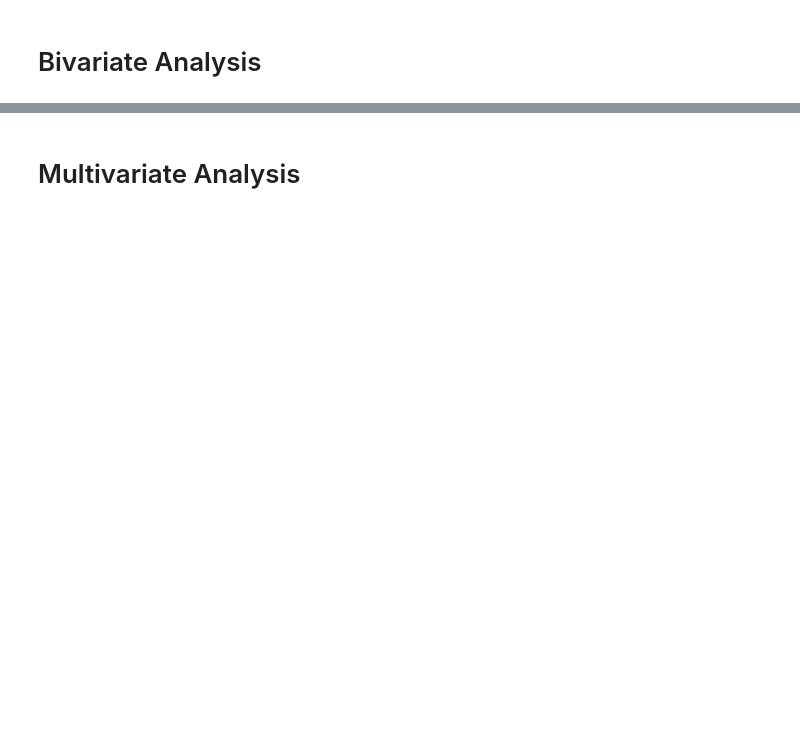
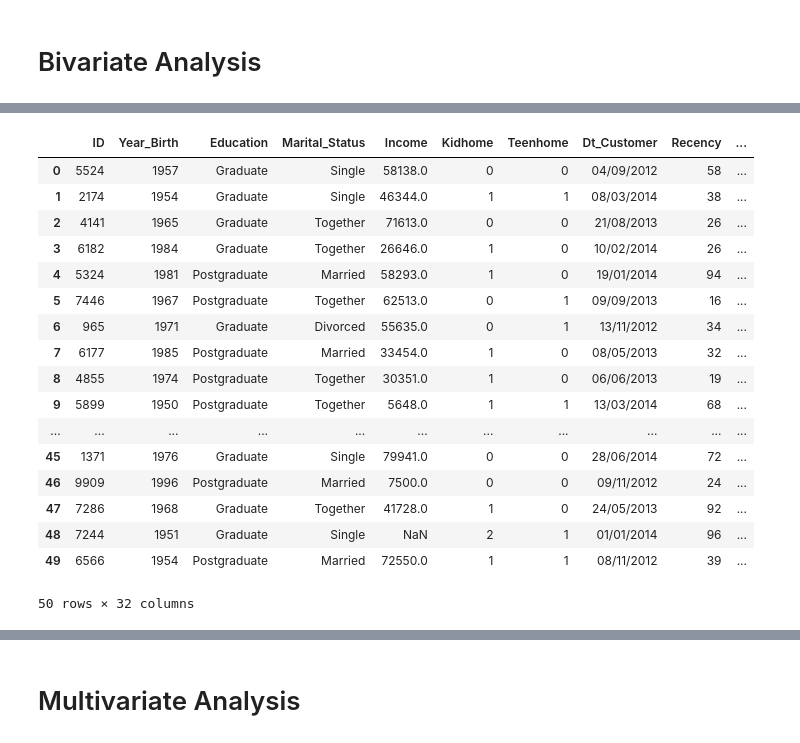
Before and after one commit to nilsjennissen/market-research, a Jupyter notebook: kmeans.ipynb, the cells around one changed output, grey strips where cells are left out. Cells and saved outputs as stored; diff of their text form; code cells hidden in the pictures; blank space fills up the shorter version.

```diff
--- a/kmeans.ipynb
+++ b/kmeans.ipynb
@@ -149 +158,42 @@ plt.title("Relationship between Age and Total Amount Spent");
+# %%
+# Age groups
+def group_age(age):
+    if age <20:
+        return "11-20"
+    elif age > 20 and age <31:
+        return "21-30"
+    elif age > 30 and age <41:
+        return "31-40"
+    elif age > 40 and age <51:
+        return "41-50"
+    elif age > 50 and age <61:
+        return "51-60"
+    elif age > 60 and age <71:
+        return "61-70"
+    elif age > 70 and age <81:
+        return "71-80"
+    elif age > 80:
+        return ">80"
+
+df["Age Group"] = df["Age"].apply(group_age)
+df.head(50)
+# %% [output]
+|  | ID | Year_Birth | Education | Marital_Status | Income | Kidhome | Teenhome | Dt_Customer | Recency | ... |
+| 0 | 5524 | 1957 | Graduate | Single | 58138.0 | 0 | 0 | 04/09/2012 | 58 | ... |
+| 1 | 2174 | 1954 | Graduate | Single | 46344.0 | 1 | 1 | 08/03/2014 | 38 | ... |
+| 2 | 4141 | 1965 | Graduate | Together | 71613.0 | 0 | 0 | 21/08/2013 | 26 | ... |
+| 3 | 6182 | 1984 | Graduate | Together | 26646.0 | 1 | 0 | 10/02/2014 | 26 | ... |
+| 4 | 5324 | 1981 | Postgraduate | Married | 58293.0 | 1 | 0 | 19/01/2014 | 94 | ... |
+| 5 | 7446 | 1967 | Postgraduate | Together | 62513.0 | 0 | 1 | 09/09/2013 | 16 | ... |
+| 6 | 965 | 1971 | Graduate | Divorced | 55635.0 | 0 | 1 | 13/11/2012 | 34 | ... |
+| 7 | 6177 | 1985 | Postgraduate | Married | 33454.0 | 1 | 0 | 08/05/2013 | 32 | ... |
+| 8 | 4855 | 1974 | Postgraduate | Together | 30351.0 | 1 | 0 | 06/06/2013 | 19 | ... |
+| 9 | 5899 | 1950 | Postgraduate | Together | 5648.0 | 1 | 1 | 13/03/2014 | 68 | ... |
+| ... | ... | ... | ... | ... | ... | ... | ... | ... | ... | ... |
+| 45 | 1371 | 1976 | Graduate | Single | 79941.0 | 0 | 0 | 28/06/2014 | 72 | ... |
+| 46 | 9909 | 1996 | Postgraduate | Married | 7500.0 | 0 | 0 | 09/11/2012 | 24 | ... |
+| 47 | 7286 | 1968 | Graduate | Together | 41728.0 | 1 | 0 | 24/05/2013 | 92 | ... |
+| 48 | 7244 | 1951 | Graduate | Single | NaN | 2 | 1 | 01/01/2014 | 96 | ... |
+| 49 | 6566 | 1954 | Postgraduate | Married | 72550.0 | 1 | 1 | 08/11/2012 | 39 | ... |
+50 rows × 32 columns
 # %%
```
Also changed, not shown: parts of 12 cells of this notebook.
